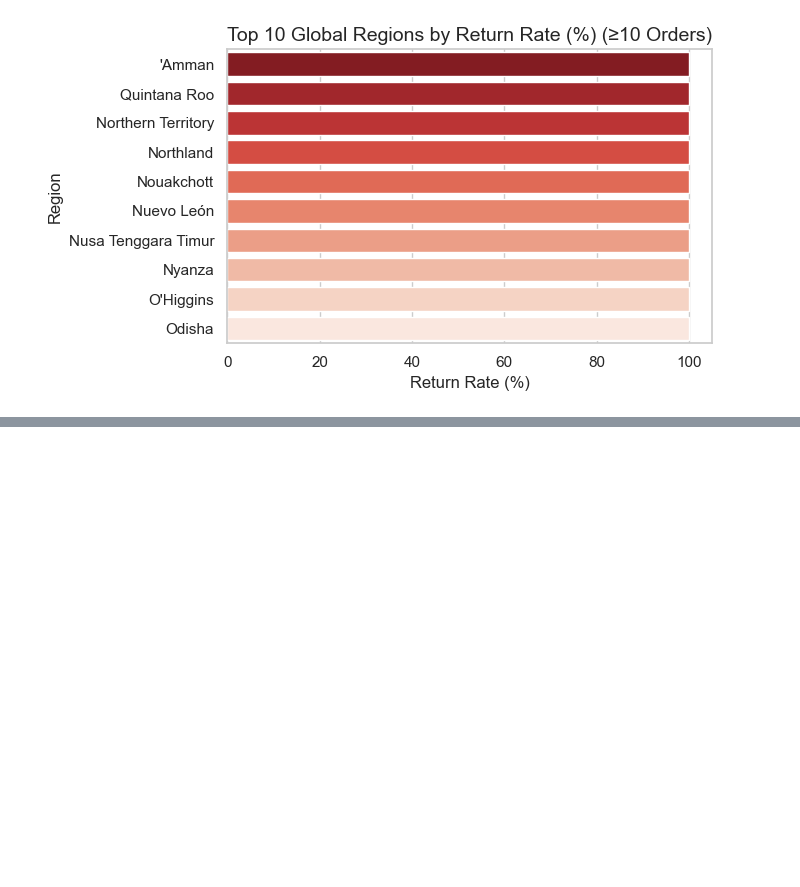
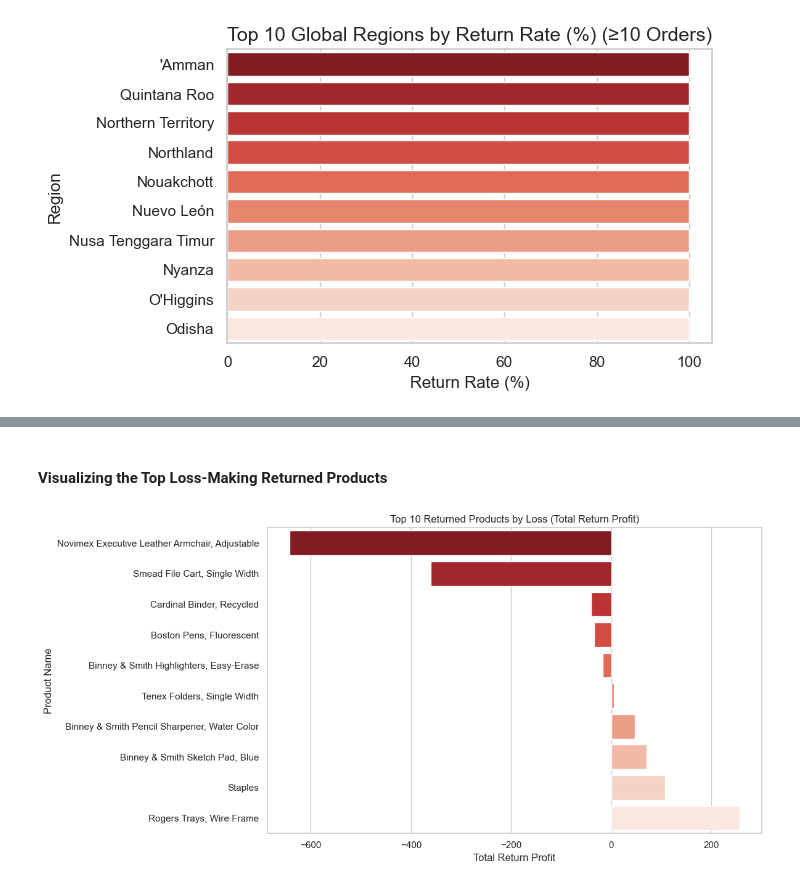
Before and after one commit to GiGiMolki/StoreSight, a Jupyter notebook: 1_notebooks/11_returns_analysis.ipynb, the cells around one changed output, grey strips where cells are left out. Cells and saved outputs as stored; diff of their text form; code cells hidden in the pictures; blank space fills up the shorter version.

```diff
--- a/1_notebooks/11_returns_analysis.ipynb
+++ b/1_notebooks/11_returns_analysis.ipynb
@@ -401,0 +470,19 @@ plt.show()
+# %%
+# Filter returned orders
+returned_data = data[data['Return Status'] == 'Returned']
+
+# Aggregate by product
+returned_product_stats = (
+    returned_data.groupby('Product_Name')
+    .agg({'Order_ID': 'count', 'Profit': 'sum'})
+    .rename(columns={'Order_ID': 'Return Count', 'Profit': 'Total Return Profit'})
+)
+
+# Filter products with at least 5 returns
+returned_product_stats = returned_product_stats[returned_product_stats['Return Count'] >= 5]
+
+# Sort by most negative profit
+returned_product_stats = returned_product_stats.sort_values('Total Return Profit')
+
+# Display top 10 loss-making returned products
+returned_product_stats.head(10)
@@ -401,0 +521,21 @@ plt.show()
+# %% [markdown]
+#### Visualizing  the Top Loss-Making Returned Products
+# %%
+# Select top 10 loss-making returned products
+top_loss_products = returned_product_stats.head(10).reset_index()
+
+# Plot
+plt.figure(figsize=(12, 6))
+sns.barplot(
+    data=top_loss_products,
+    y='Product_Name',
+    x='Total Return Profit',
+    palette='Reds_r'
+)
+plt.title('Top 10 Returned Products by Loss (Total Return Profit)')
+plt.xlabel('Total Return Profit')
+plt.ylabel('Product Name')
+plt.tight_layout()
+plt.show()
+# %% [output]
+[figure, added]
```
Also changed, not shown: parts of 15 cells of this notebook, 32 other files.
